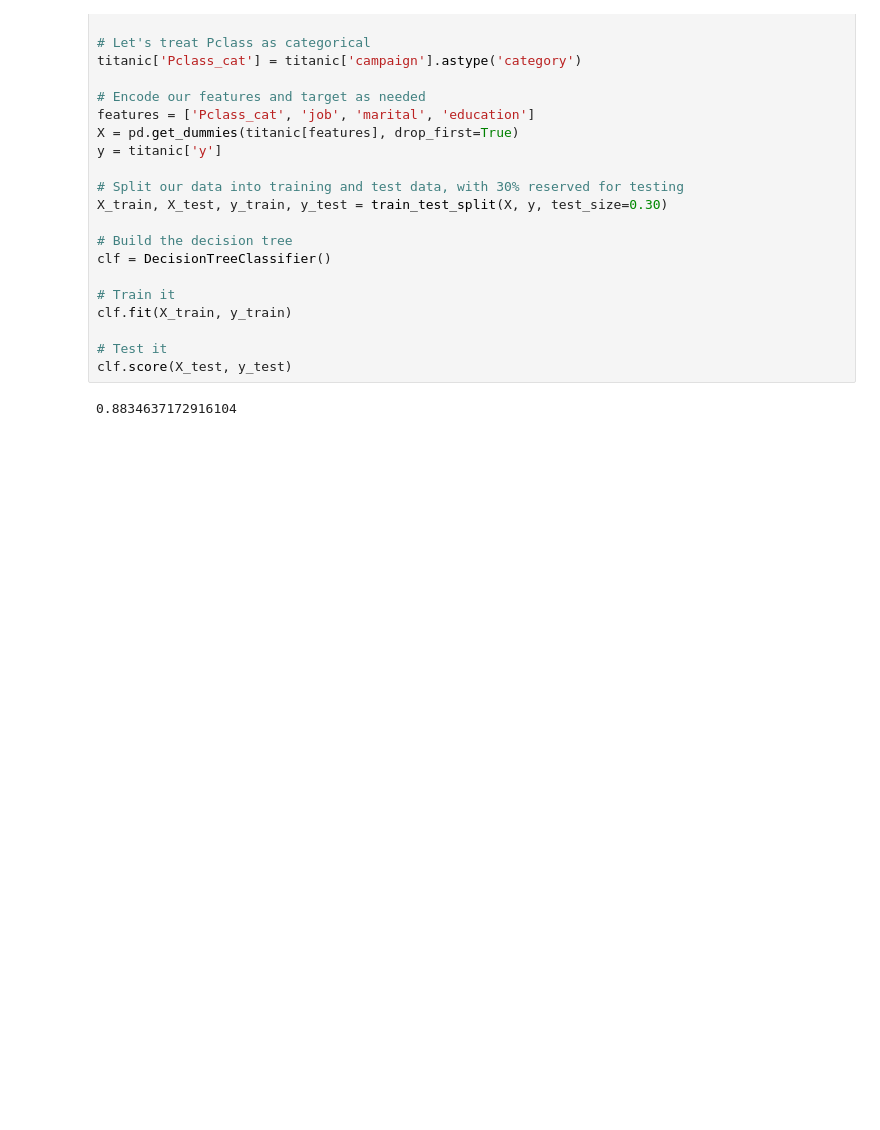
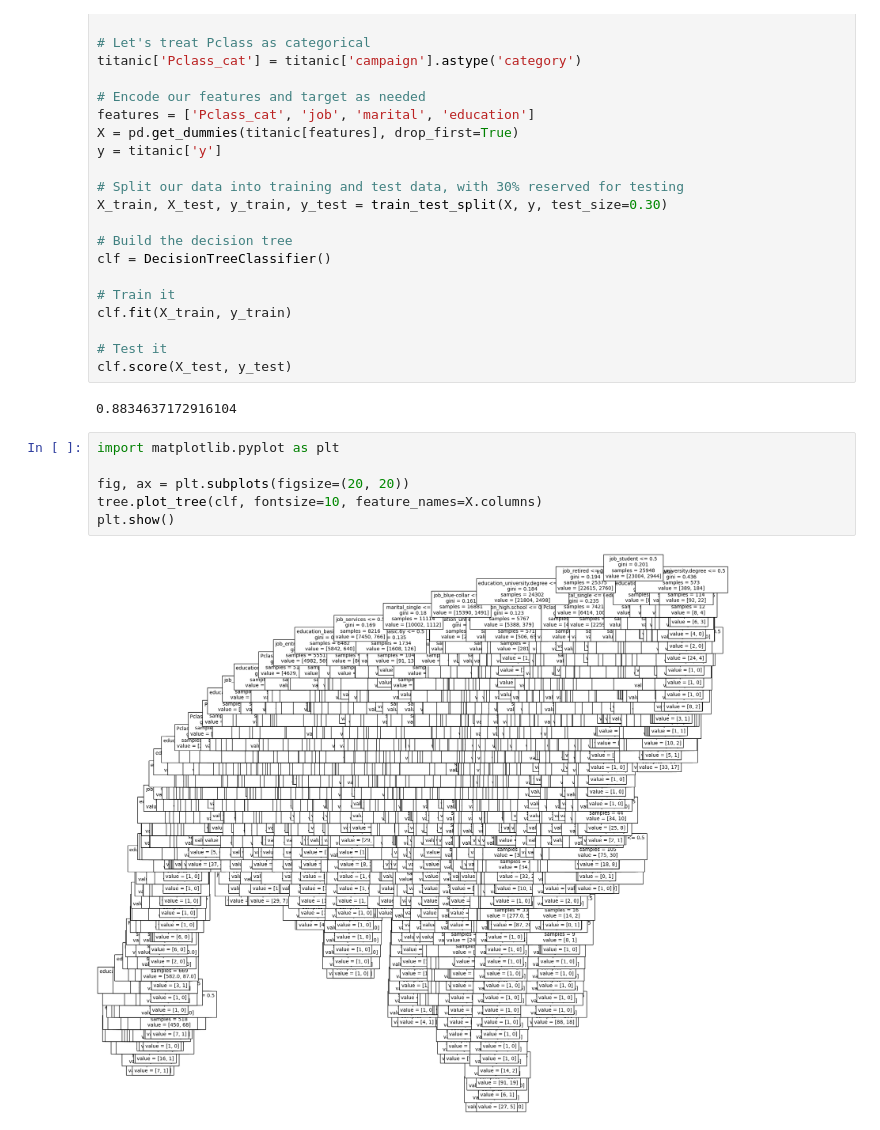
Before and after one commit to ryjason/CalculatorApp, a Jupyter notebook: notebooks/starter_bank.ipynb, the cells around one changed output. Cells and saved outputs as stored; diff of their text form; blank space fills up the shorter version.

```diff
--- a/notebooks/starter_bank.ipynb
+++ b/notebooks/starter_bank.ipynb
@@ -41,3 +36,11 @@ clf.fit(X_train, y_train)
 clf.score(X_test, y_test)
 # %% [output]
 0.8834637172916104
+# %%
+import matplotlib.pyplot as plt
+
+fig, ax = plt.subplots(figsize=(20, 20))
+tree.plot_tree(clf, fontsize=10, feature_names=X.columns)
+plt.show()
+# %% [output]
+[figure, added]
```
Also changed, not shown: parts of 2 cells of this notebook.
